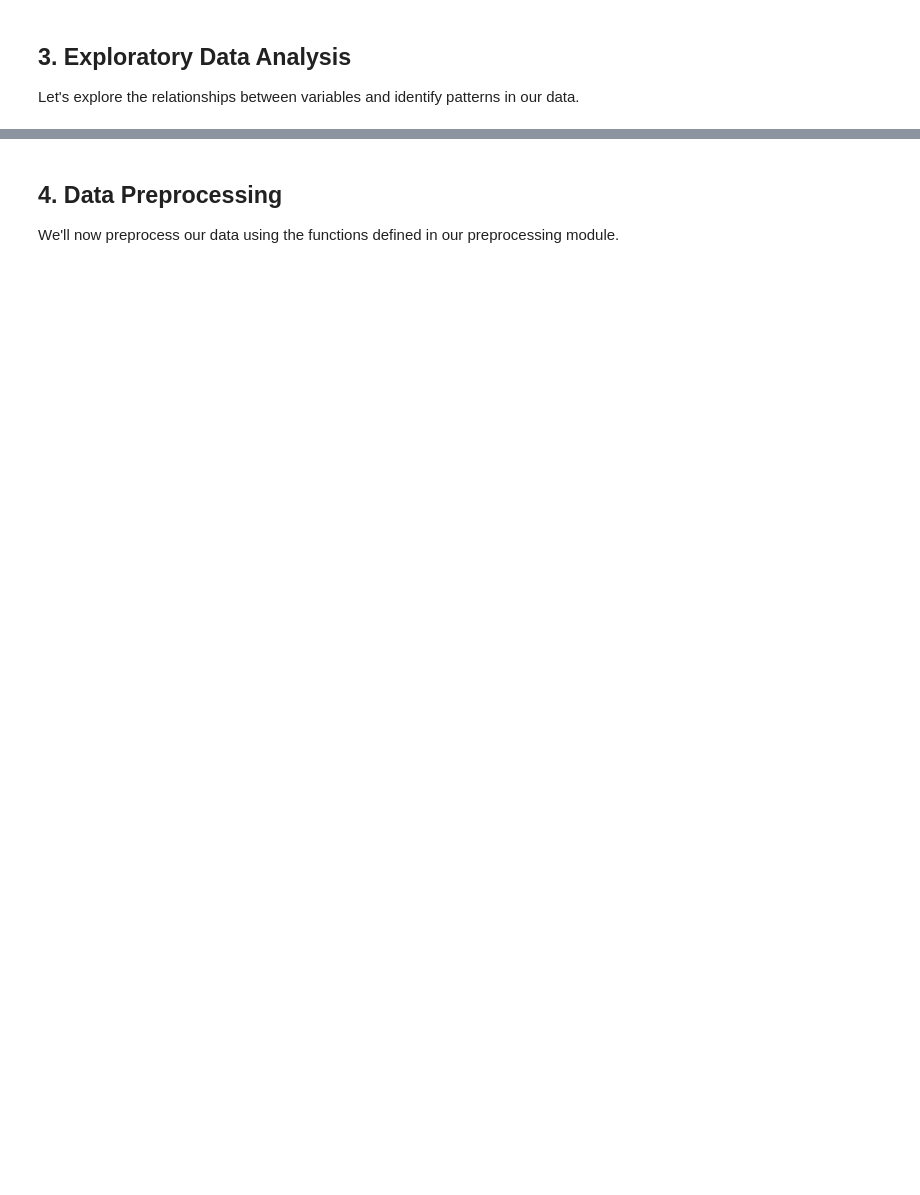
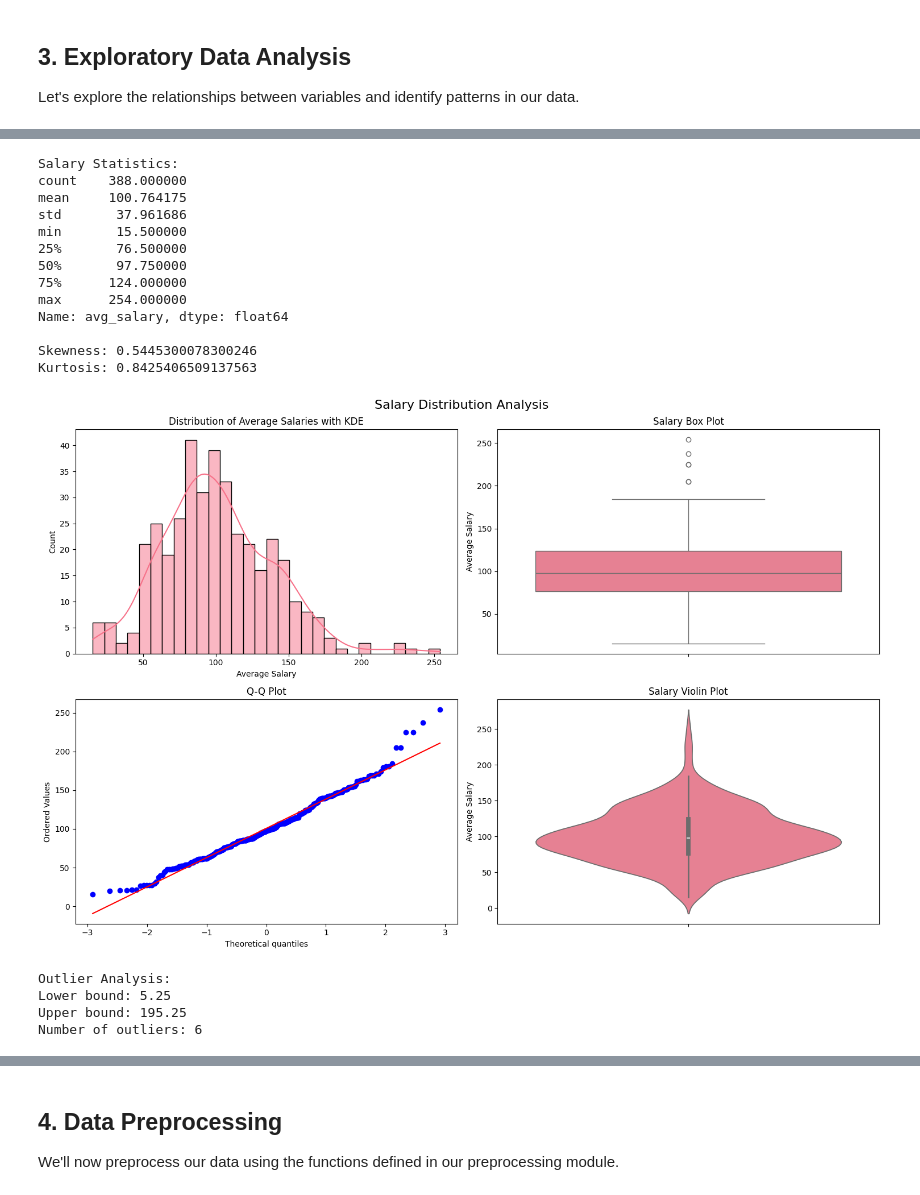
Before and after one commit to sredondo/salary_prediction, a Jupyter notebook: notebooks/main_notebook.ipynb, the cells around one changed output, grey strips where cells are left out. Saved outputs shown, nothing was run; the diff lists cells and outputs as text; code cells hidden in the pictures; blank space fills up the shorter version.

```diff
--- a/notebooks/main_notebook.ipynb
+++ b/notebooks/main_notebook.ipynb
@@ -124,0 +203,65 @@ plt.show()
+# %%
+# Basic statistics of salary distribution
+print("Salary Statistics:")
+print(df['avg_salary'].describe())
+print("\nSkewness:", df['avg_salary'].skew())
+print("Kurtosis:", df['avg_salary'].kurtosis())
+
+# Multiple salary distribution visualizations
+fig, axes = plt.subplots(2, 2, figsize=(15, 10))
+fig.suptitle('Salary Distribution Analysis', fontsize=16)
+
+# Histogram with KDE
+sns.histplot(data=df, x='avg_salary', bins=30, kde=True, ax=axes[0,0])
+axes[0,0].set_title('Distribution of Average Salaries with KDE')
+axes[0,0].set_xlabel('Average Salary')
+axes[0,0].set_ylabel('Count')
+
+# Box plot
+sns.boxplot(y=df['avg_salary'], ax=axes[0,1])
+axes[0,1].set_title('Salary Box Plot')
+axes[0,1].set_ylabel('Average Salary')
+
+# Q-Q plot
+from scipy import stats
+stats.probplot(df['avg_salary'], dist="norm", plot=axes[1,0])
+axes[1,0].set_title('Q-Q Plot')
+
+# Violin plot
+sns.violinplot(y=df['avg_salary'], ax=axes[1,1])
+axes[1,1].set_title('Salary Violin Plot')
+axes[1,1].set_ylabel('Average Salary')
+
+plt.tight_layout()
+plt.show()
+
+# Calculate outliers using IQR method
+Q1 = df['avg_salary'].quantile(0.25)
+Q3 = df['avg_salary'].quantile(0.75)
+IQR = Q3 - Q1
+lower_bound = Q1 - 1.5 * IQR
+upper_bound = Q3 + 1.5 * IQR
+
+print("\nOutlier Analysis:")
+print(f"Lower bound: {lower_bound:.2f}")
+print(f"Upper bound: {upper_bound:.2f}")
+print(f"Number of outliers: {len(df[(df['avg_salary'] < lower_bound) | (df['avg_salary'] > upper_bound)])}")
+# %% [output]
+Salary Statistics:
+count    388.000000
+mean     100.764175
+std       37.961686
+min       15.500000
+25%       76.500000
+50%       97.750000
+75%      124.000000
+max      254.000000
+Name: avg_salary, dtype: float64
+
+Skewness: 0.5445300078300246
+Kurtosis: 0.8425406509137563
+[figure, added]
+Outlier Analysis:
+Lower bound: 5.25
+Upper bound: 195.25
+Number of outliers: 6
```
Also changed, not shown: parts of 15 cells of this notebook.
